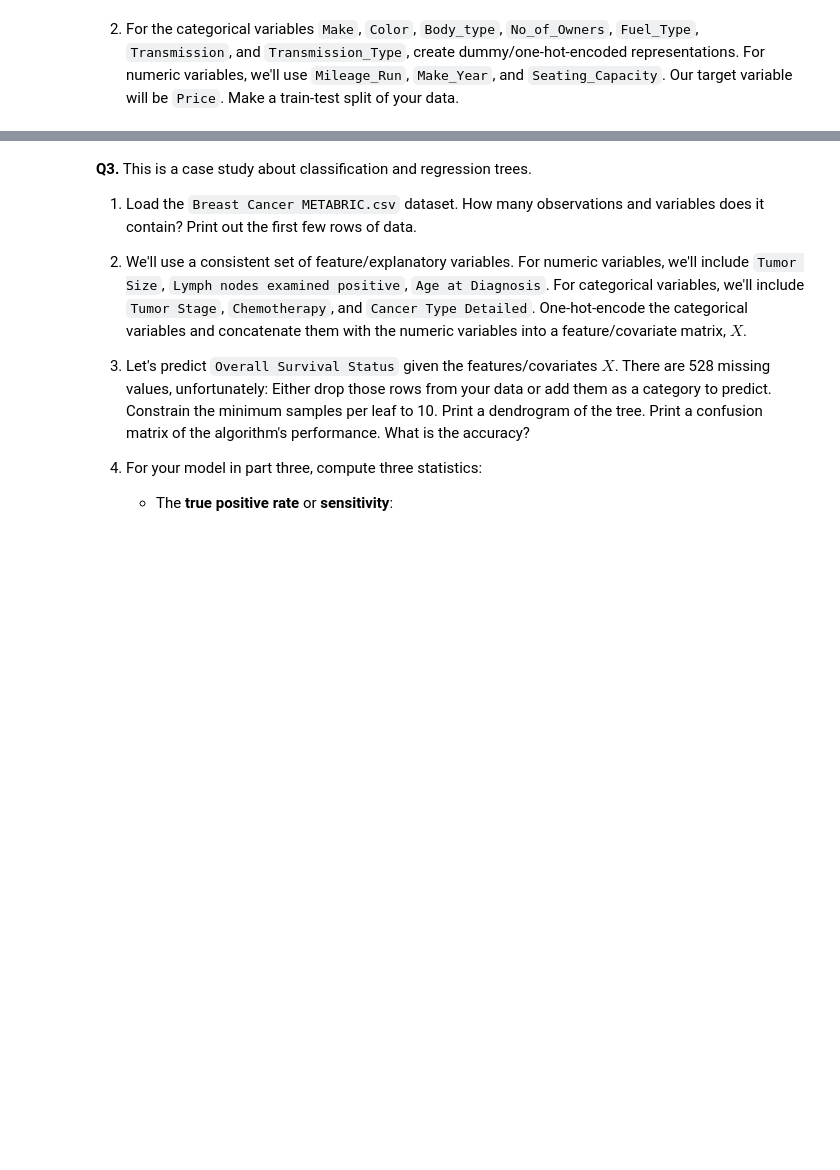
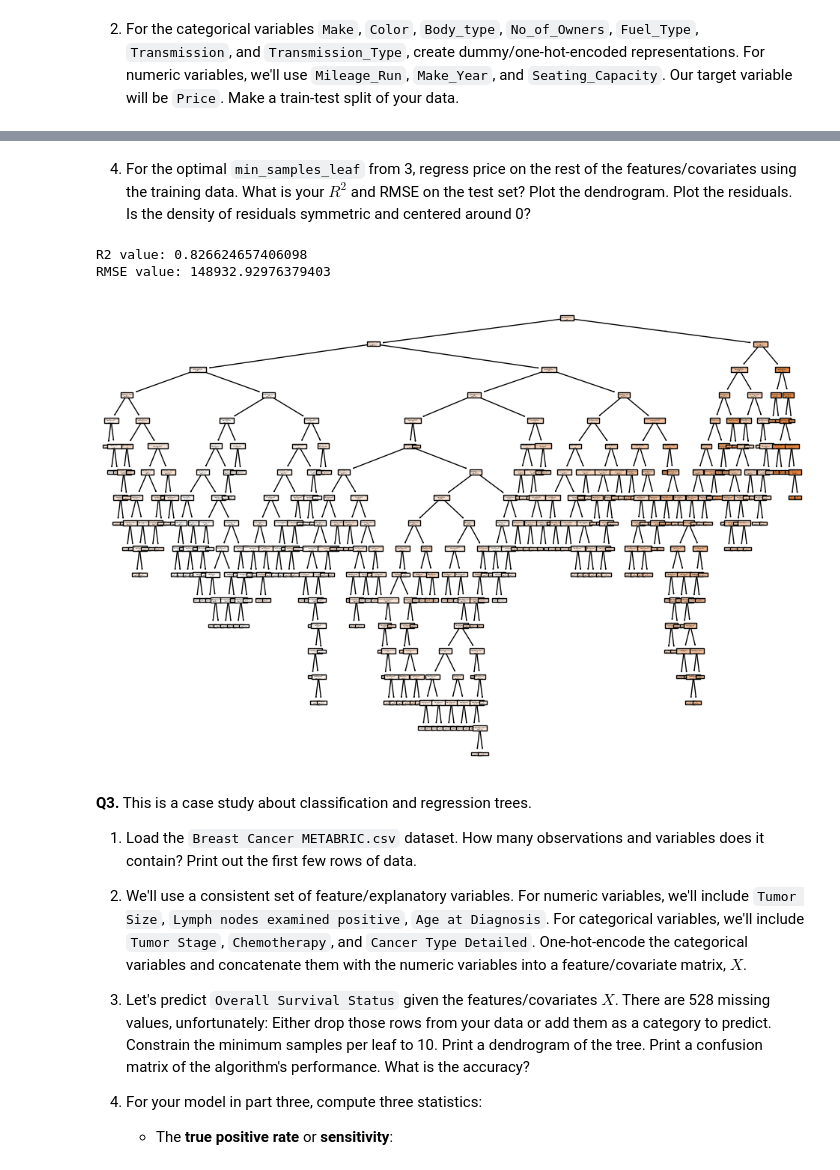
Before and after one commit to hasitanalluri/trees, a Jupyter notebook: assignment/assignment.ipynb, the cells around one changed output, grey strips where cells are left out. Cells and saved outputs as stored; diff of their text form; code cells hidden in the pictures; blank space fills up the shorter version.

```diff
--- a/assignment/assignment.ipynb
+++ b/assignment/assignment.ipynb
@@ -76,0 +97,22 @@ df_encoded = pd.get_dummies(df, columns=['Make', 'Color', 'Body_Type', 'No_of_Ow
+# %% [markdown]
+4. For the optimal `min_samples_leaf` from 3, regress price on the rest of the features/covariates using the training data. What is your $R^2$ and RMSE on the test set? Plot the dendrogram. Plot the residuals. Is the density of residuals symmetric and centered around 0?
+# %%
+from sklearn.tree import DecisionTreeRegressor # Import the tree classifier
+from sklearn.tree import plot_tree # Import the tree classifier
+
+cart = DecisionTreeRegressor(min_samples_leaf = 3) # Create a regression object
+cart = cart.fit(X_train, y_train) # Fit the regression
+y_hat = cart.predict(X_test)
+e = y_test - y_hat
+
+print("R2 value:", (1-np.sum(e**2)/np.sum( (y_test - np.mean(y_train))**2)))
+print("RMSE value:", np.sqrt(np.mean(e**2)))
+
+var_names = cart.feature_names_in_
+plt.figure(figsize=(12, 8))
+plot_tree(cart, filled=True, feature_names=var_names, class_names=None, label='none')
+plt.show()
+# %% [output]
+R2 value: 0.826624657406098
+RMSE value: 148932.92976379403
+[figure, added]
```
Also changed, not shown: parts of 8 cells of this notebook.
